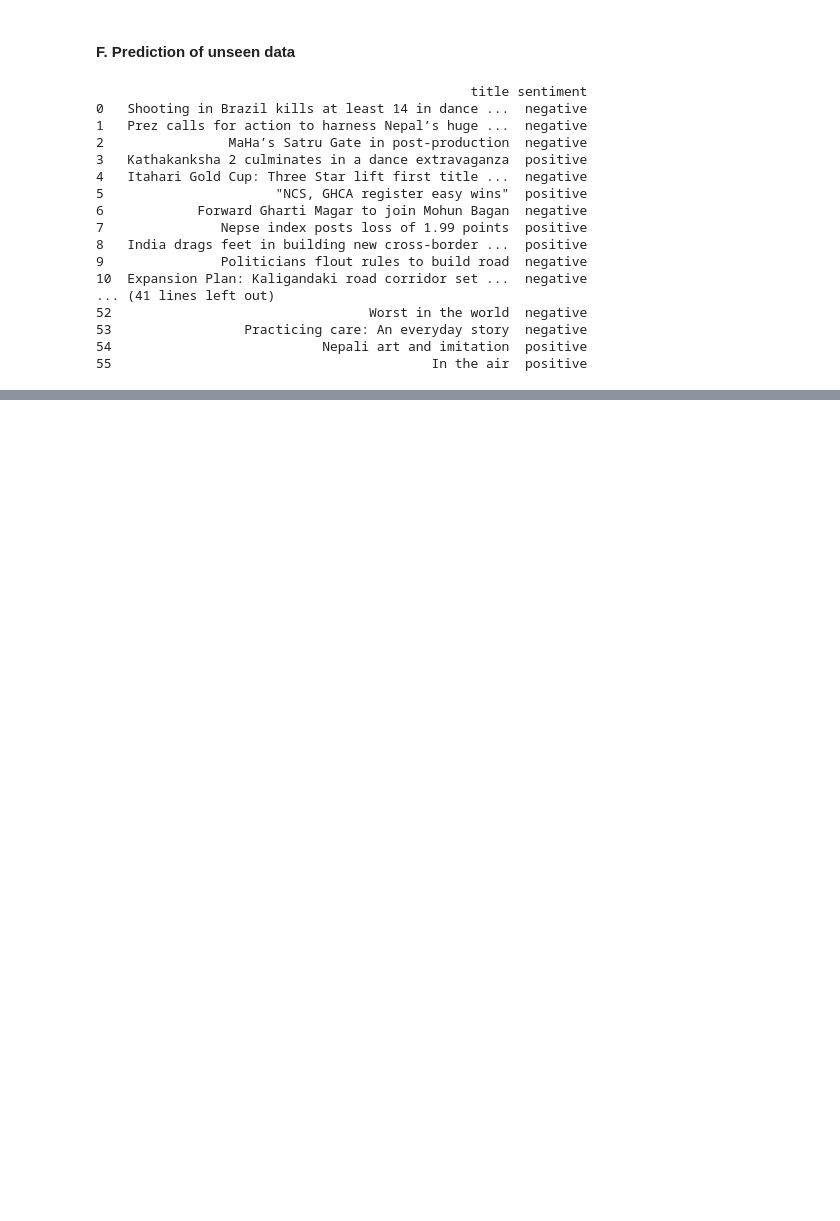
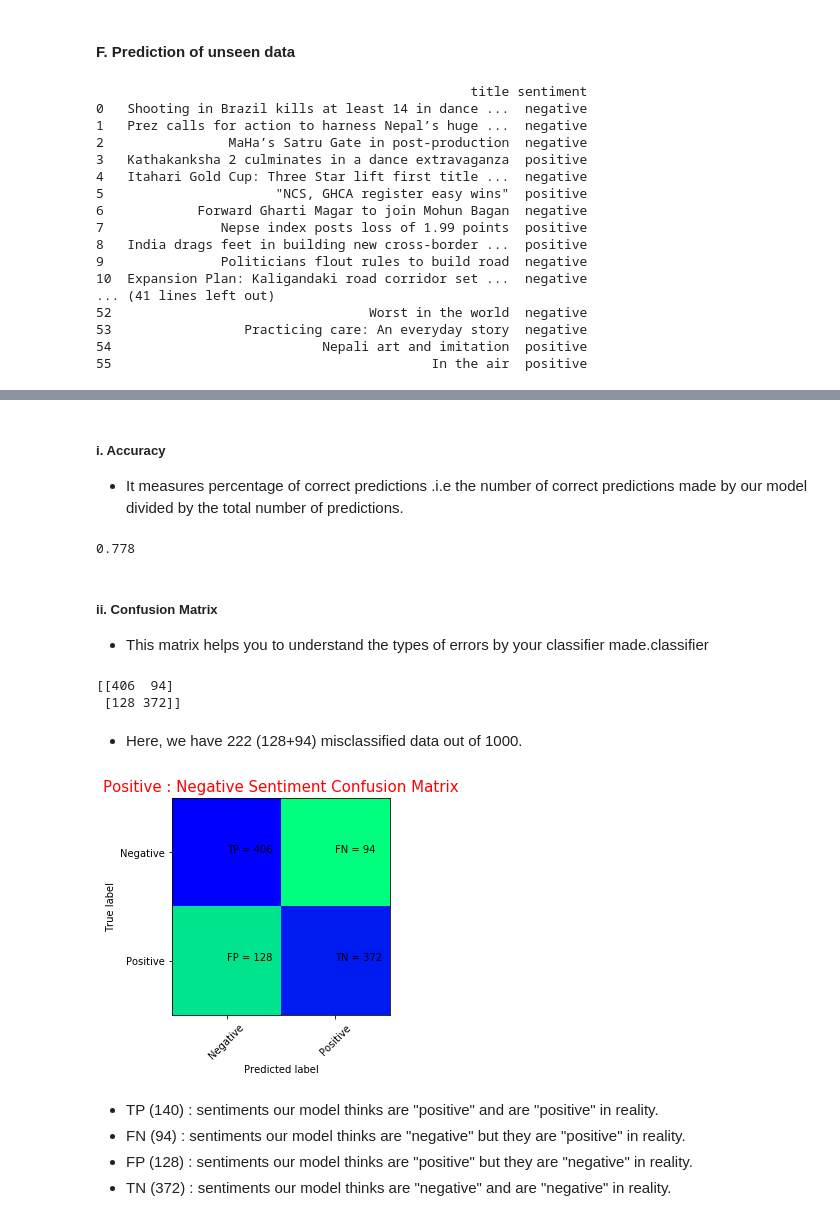
Before and after one commit to sijanonly/pandas-and-scikit-handson, a Jupyter notebook: pandas-handson/news sentiment analysis/sentiment_analysis.ipynb, the cells around one changed output, grey strips where cells are left out. Saved outputs shown, nothing was run; the diff lists cells and outputs as text; code cells hidden in the pictures; blank space fills up the shorter version.

Commit message:
Adds model evaluation part

```diff
--- a/pandas-handson/news sentiment analysis/sentiment_analysis.ipynb
+++ b/pandas-handson/news sentiment analysis/sentiment_analysis.ipynb
@@ -468,0 +475,50 @@ print(output.to_string())
+# %% [markdown]
+##### i. Accuracy
+  - It measures percentage of correct predictions .i.e the number of correct predictions
+ made by our model divided by the total number of predictions.
+# %%
+from sklearn import metrics
+print(metrics.accuracy_score(news_classifier.test_labels, prediction))
+# %% [output]
+0.778
+# %% [markdown]
+##### ii. Confusion Matrix
+  - This matrix helps you to understand the types of errors by your classifier made.classifier
+# %%
+conf_mat = metrics.confusion_matrix(news_classifier.test_labels, prediction)
+print(conf_mat)
+# %% [output]
+[[406  94]
+ [128 372]]
+# %% [markdown]
+* Here, we have 222 (128+94) misclassified data out of 1000.
+# %%
+# Let's plot the matrix so that it will be more easier to see the model performance
+import matplotlib.pyplot as plt
+import numpy as np
+
+plt.clf()
+img = plt.imshow(conf_mat, interpolation='nearest')
+img.set_cmap('winter_r')
+class_names = ['Negative', 'Positive']
+plt.title('Positive : Negative Sentiment Confusion Matrix', fontsize="15", color="red")
+plt.ylabel('True label')
+plt.xlabel('Predicted label')
+
+tick_marks = np.arange(len(class_names))
+plt.xticks(tick_marks, class_names, rotation=45)
+plt.yticks(tick_marks, class_names)
+conf_labels = [['TP', 'FN'], ['FP', 'TN']]
+for i in range(2):
+    for j in range(2):
+        plt.text(j, i, str(conf_labels[i][j]) + " = " + str(conf_mat[i][j]))
+plt.show()
+# %% [output]
+[figure, added]
+# %% [markdown]
+
+
+ - TP (140) : sentiments our model thinks are "positive" and are "positive" in reality.
+ - FN (94) : sentiments our model thinks are "negative" but they are "positive" in reality.
+ - FP (128) : sentiments our model thinks are "positive" but they are "negative" in reality.
+ - TN (372) : sentiments our model thinks are "negative" and are "negative" in reality.
```
Also changed, not shown: parts of 3 cells of this notebook, 2 other files.
